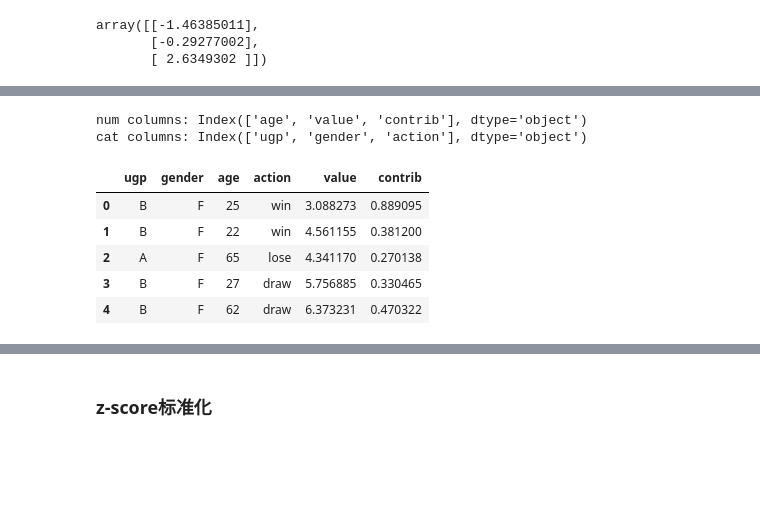
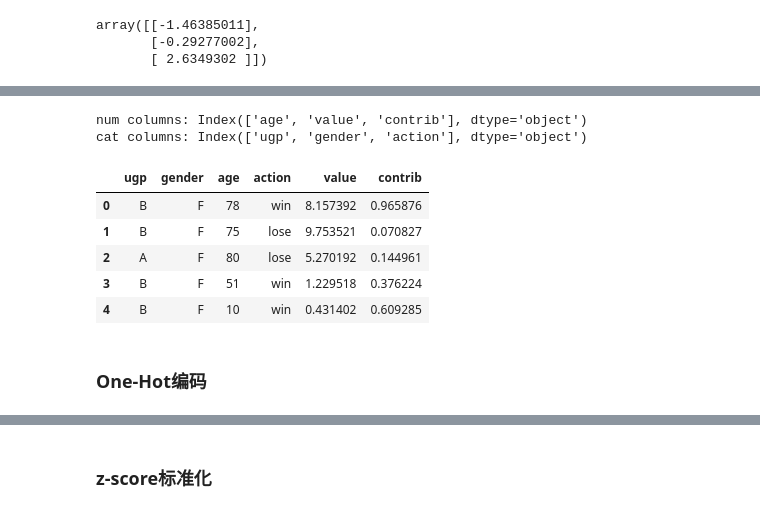
Before and after one commit to snowhyzhang/ml-landing, a Jupyter notebook: Chp 2 - data_preprocessing.ipynb, the cells around one changed output, grey strips where cells are left out. Saved outputs shown, nothing was run; the diff lists cells and outputs as text; code cells hidden in the pictures; blank space fills up the shorter version.

```diff
--- a/Chp 2 - data_preprocessing.ipynb
+++ b/Chp 2 - data_preprocessing.ipynb
@@ -590,28 +684,30 @@ array([[-1.46385011],
 # %%
 # 生成示例数据
 
 np.random.seed(1024)
 # 生成一个200行的示例数据
 nrows = 200
-data = pd.DataFrame({'ugp': np.random.choice(['A', 'B', 'C'], nrows),
-                     'gender': np.random.choice(['M', 'F'], nrows),
-                     'age': np.random.randint(12, 70, nrows),
-                     'action': np.random.choice(['win', 'lose', 'draw'], nrows),
-                     'value': np.random.random(nrows) * 10,
-                     'contrib': np.random.rand(nrows)})
+sample_data = pd.DataFrame({'ugp': np.random.choice(['A', 'B', 'C'], nrows),
+                            'gender': np.random.choice(['M', 'F'], nrows),
+                            'age': np.random.randint(1, 100, nrows),
+                            'action': np.random.choice(['win', 'lose', 'draw'], nrows),
+                            'value': np.random.random(nrows) * 10,
+                            'contrib': np.random.rand(nrows)})
 
 # 数值类型列和类别类型列
-num_cols = data.select_dtypes(include=np.number).columns
-cat_cols = data.select_dtypes(include=np.object).columns
+num_cols = sample_data.select_dtypes(include=np.number).columns
+cat_cols = sample_data.select_dtypes(include=np.object).columns
 print('num columns: {}\ncat columns: {}'.format(num_cols, cat_cols))
 
-data.head()
+sample_data.head()
 # %% [output]
 num columns: Index(['age', 'value', 'contrib'], dtype='object')
 cat columns: Index(['ugp', 'gender', 'action'], dtype='object')
 |  | ugp | gender | age | action | value | contrib |
-| 0 | B | F | 25 | win | 3.088273 | 0.889095 |
-| 1 | B | F | 22 | win | 4.561155 | 0.381200 |
-| 2 | A | F | 65 | lose | 4.341170 | 0.270138 |
-| 3 | B | F | 27 | draw | 5.756885 | 0.330465 |
-| 4 | B | F | 62 | draw | 6.373231 | 0.470322 |
+| 0 | B | F | 78 | win | 8.157392 | 0.965876 |
+| 1 | B | F | 75 | lose | 9.753521 | 0.070827 |
+| 2 | A | F | 80 | lose | 5.270192 | 0.144961 |
+| 3 | B | F | 51 | win | 1.229518 | 0.376224 |
+| 4 | B | F | 10 | win | 0.431402 | 0.609285 |
+# %% [markdown]
+### One-Hot编码
```
Also changed, not shown: parts of 64 cells of this notebook, 6 other files.
